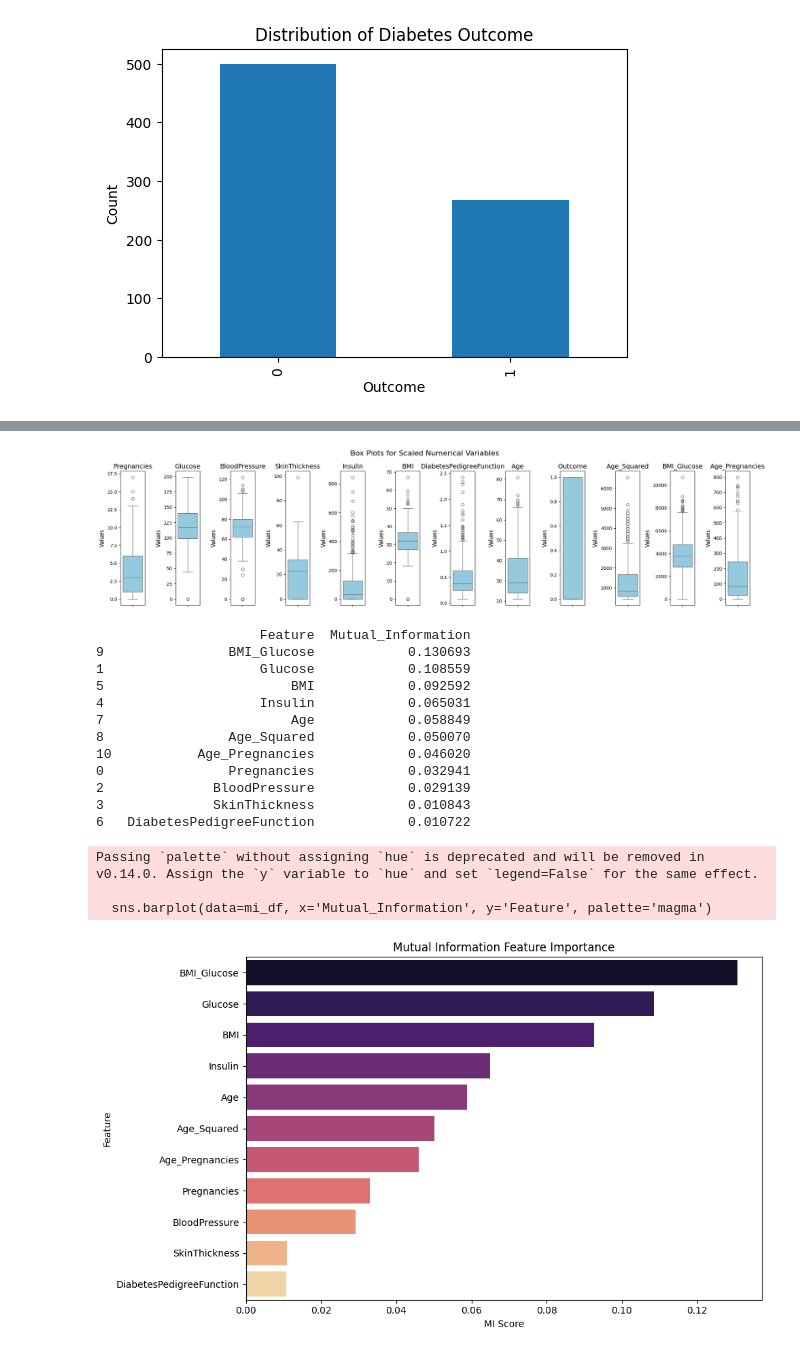
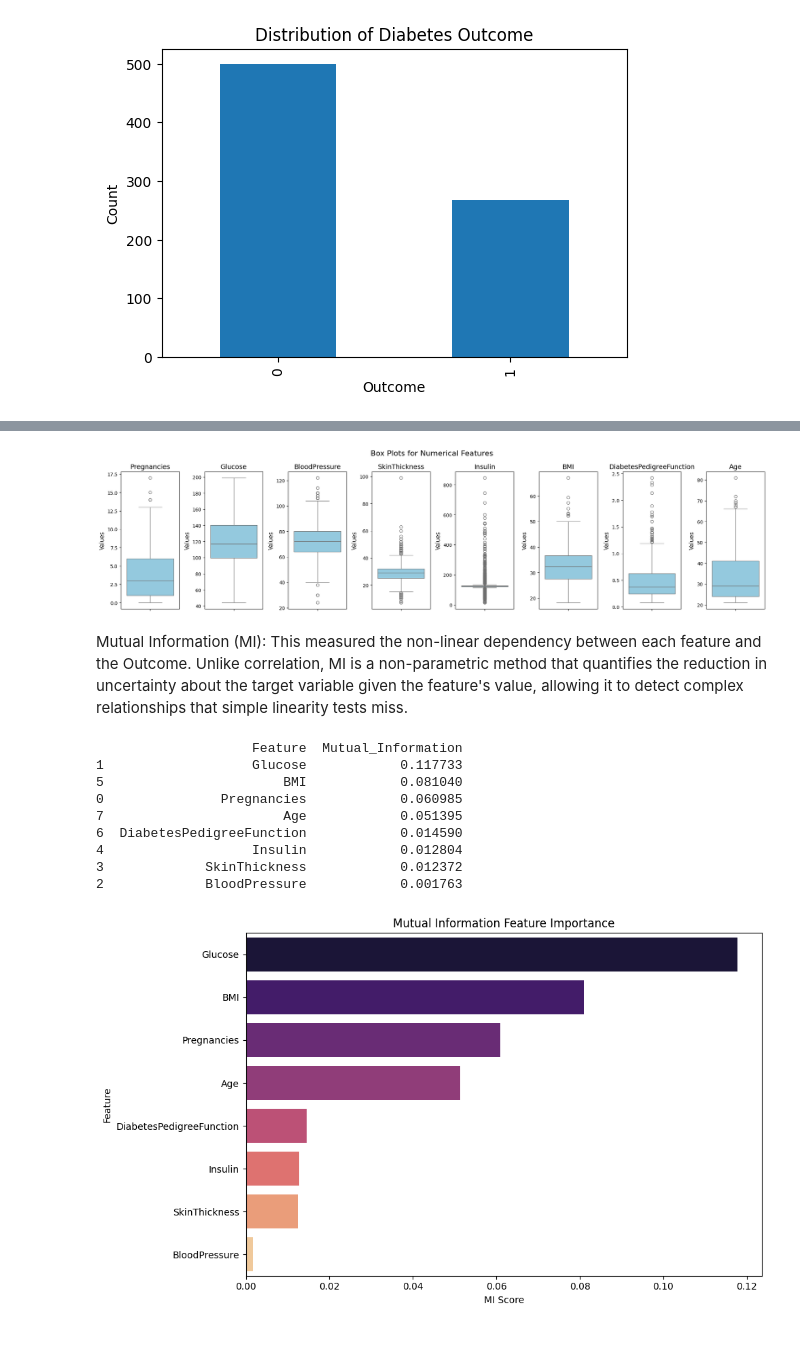
Before and after one commit to RoopamSeal/Diabetes-Prediction, a Jupyter notebook: Diabetes_Analysis.ipynb, the cells around one changed output, grey strips where cells are left out. Drawn from its saved outputs; the diff is of its cells as text; code cells hidden in the pictures.

```diff
--- a/Diabetes_Analysis.ipynb
+++ b/Diabetes_Analysis.ipynb
@@ -15,10 +19,3 @@ data.head()
 | 2 | 8 | 183 | 64 | 0 | 0 | 23.3 | 0.672 | 32 | ... |
 | 3 | 1 | 89 | 66 | 23 | 94 | 28.1 | 0.167 | 21 | ... |
 | 4 | 0 | 137 | 40 | 35 | 168 | 43.1 | 2.288 | 33 | ... |
-# %%
-data['Age_Squared'] = data['Age'] ** 2
-data['BMI_Glucose'] = data['BMI'] * data['Glucose']
-data['Age_Pregnancies'] = data['Age'] * data['Pregnancies']
-
-# Check the new features
-data.head()
@@ -77,0 +75,12 @@ np.int64(0)
+# %%
+cols_to_replace = ['Glucose', 'BloodPressure', 'SkinThickness', 'Insulin', 'BMI']
+
+for col in cols_to_replace:
+    data[col] = data[col].replace(0, np.nan)
+
+for col in cols_to_replace:
+    median_val = data[col].median()
+    data[col] = data[col].fillna(median_val)
+
+print("Updated Missing Value Counts (Should all be 0):")
+print(data.isnull().sum())
@@ -146,56 +164,53 @@ plt.show()
 # %%
-fig, axes = plt.subplots(1, 12, figsize=(20, 5))
-for i, column in enumerate(data.columns):
+features = data.columns[:-1]
+num_features = len(features)
+
+fig, axes = plt.subplots(1, num_features, figsize=(20, 5))
+
+for i, column in enumerate(features):
     sns.boxplot(y=data[column], ax=axes[i], color="skyblue")
     axes[i].set_title(column, fontsize=14)
     axes[i].set_ylabel("Values", fontsize=12)
 
-plt.suptitle("Box Plots for Scaled Numerical Variables", fontsize=16)
+plt.suptitle("Box Plots for Numerical Features", fontsize=16)
 plt.tight_layout()
 plt.show()
 # %% [output]
-[figure, old version]
+[figure, new version]
+# %% [markdown]
+Mutual Information (MI): This measured the non-linear dependency between each feature and the Outcome. Unlike correlation, MI is a non-parametric method that quantifies the reduction in uncertainty about the target variable given the feature's value, allowing it to detect complex relationships that simple linearity tests miss.
 # %%
 from sklearn.feature_selection import mutual_info_classif
 
-# Define features and target
 X = data.drop('Outcome', axis=1)
 y = data['Outcome']
 
-# Compute Mutual Information scores
 mi_scores = mutual_info_classif(X, y, random_state=42)
 
-# Create DataFrame for display
 mi_df = pd.DataFrame({
     'Feature': X.columns,
     'Mutual_Information': mi_scores
 }).sort_values(by='Mutual_Information', ascending=False)
 
-# Print the scores
 print(mi_df)
 
-# Plot the scores
 plt.figure(figsize=(10, 6))
-sns.barplot(data=mi_df, x='Mutual_Information', y='Feature', palette='magma')
+sns.barplot(data=mi_df, x='Mutual_Information', y='Feature', palette='magma',
+            hue='Feature',
+            legend=False)
 plt.title('Mutual Information Feature Importance')
 plt.xlabel('MI Score')
 plt.ylabel('Feature')
 plt.tight_layout()
 plt.show()
 # %% [output]
-                     Feature  Mutual_Information
-9                BMI_Glucose            0.130693
-1                    Glucose            0.108559
-5                        BMI            0.092592
-4                    Insulin            0.065031
-7                        Age            0.058849
-8                Age_Squared            0.050070
-10           Age_Pregnancies            0.046020
-0                Pregnancies            0.032941
-2              BloodPressure            0.029139
-3              SkinThickness            0.010843
-6   DiabetesPedigreeFunction            0.010722
+                    Feature  Mutual_Information
+1                   Glucose            0.117733
+5                       BMI            0.081040
+0               Pregnancies            0.060985
+7                       Age            0.051395
+6  DiabetesPedigreeFunction            0.014590
+4                   Insulin            0.012804
+3             SkinThickness            0.012372
+2             BloodPressure            0.001763
-Passing `palette` without assigning `hue` is deprecated and will be removed in v0.14.0. Assign the `y` variable to `hue` and set `legend=False` for the same effect.
-
-  sns.barplot(data=mi_df, x='Mutual_Information', y='Feature', palette='magma')
-[figure, old version]
+[figure, new version]
```
Also changed, not shown: parts of 36 cells of this notebook.
